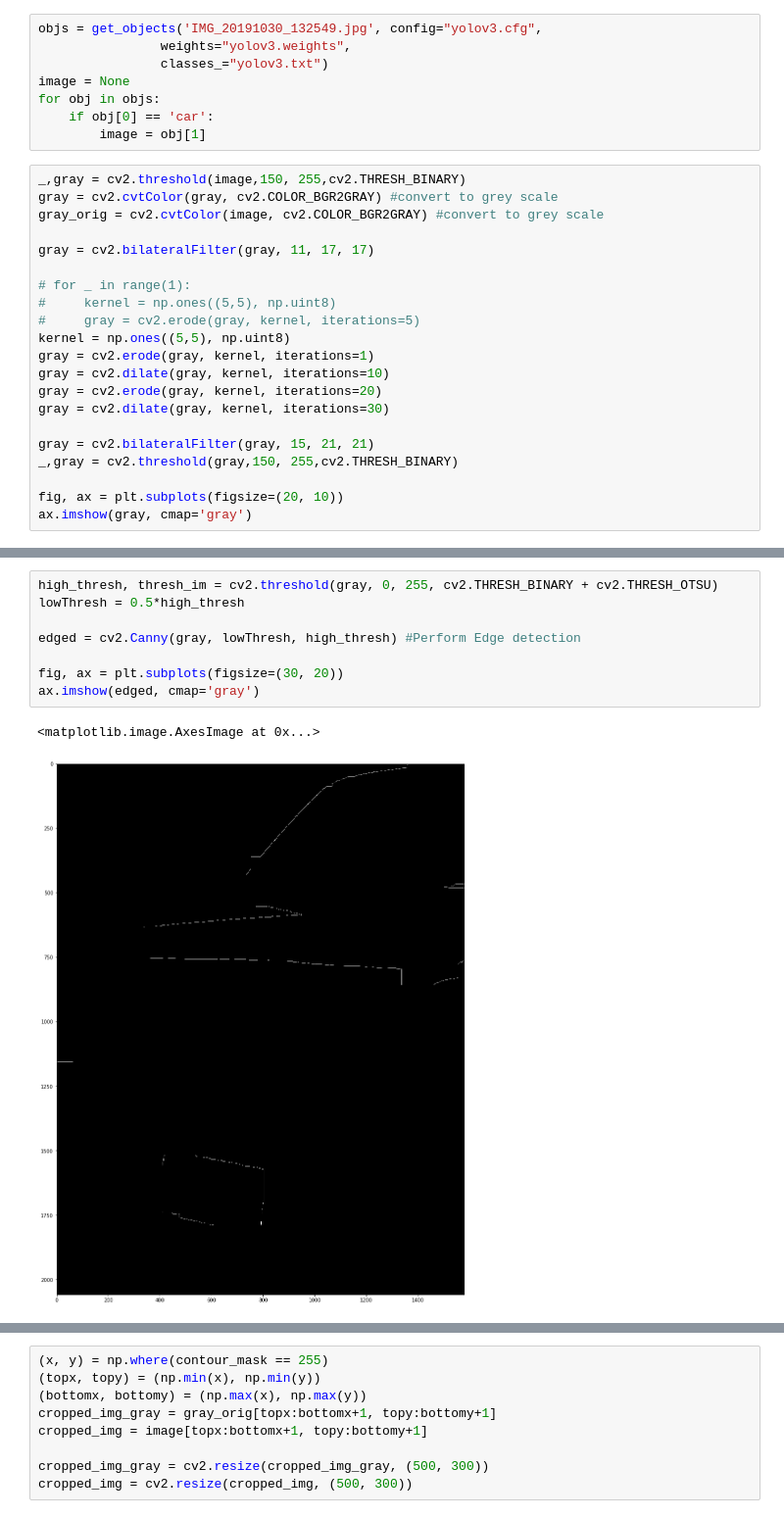
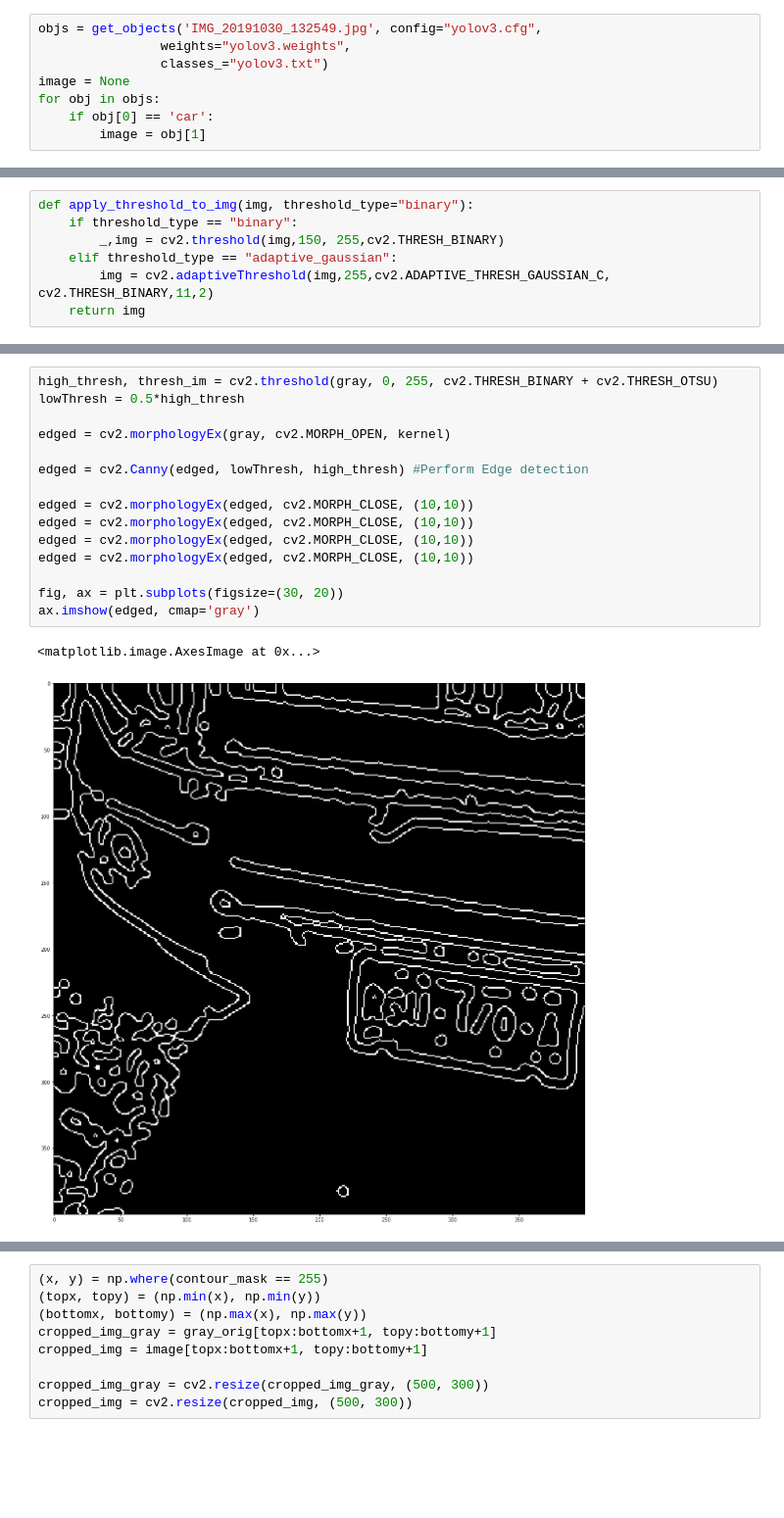
Before and after one commit to LewisErick/AccentureChallengeCV, a Jupyter notebook: roi/Plates ROI.ipynb, the cells around one changed output, grey strips where cells are left out. Shown at 98% size. Saved outputs shown, nothing was run; the diff lists cells and outputs as text; blank space fills up the shorter version.

```diff
--- a/roi/Plates ROI.ipynb
+++ b/roi/Plates ROI.ipynb
@@ -11,24 +11,3 @@ image = None
 for obj in objs:
     if obj[0] == 'car':
         image = obj[1]
-# %%
-_,gray = cv2.threshold(image,150, 255,cv2.THRESH_BINARY)
-gray = cv2.cvtColor(gray, cv2.COLOR_BGR2GRAY) #convert to grey scale
-gray_orig = cv2.cvtColor(image, cv2.COLOR_BGR2GRAY) #convert to grey scale
-
-gray = cv2.bilateralFilter(gray, 11, 17, 17)
-
-# for _ in range(1):
-#     kernel = np.ones((5,5), np.uint8)
-#     gray = cv2.erode(gray, kernel, iterations=5)
-kernel = np.ones((5,5), np.uint8)
-gray = cv2.erode(gray, kernel, iterations=1)
-gray = cv2.dilate(gray, kernel, iterations=10)
-gray = cv2.erode(gray, kernel, iterations=20)
-gray = cv2.dilate(gray, kernel, iterations=30)
-
-gray = cv2.bilateralFilter(gray, 15, 21, 21)
-_,gray = cv2.threshold(gray,150, 255,cv2.THRESH_BINARY)
-
-fig, ax = plt.subplots(figsize=(20, 10))
-ax.imshow(gray, cmap='gray')
@@ -37,0 +14,7 @@ ax.imshow(gray, cmap='gray')
+# %%
+def apply_threshold_to_img(img, threshold_type="binary"):
+    if threshold_type == "binary":
+        _,img = cv2.threshold(img,150, 255,cv2.THRESH_BINARY)
+    elif threshold_type == "adaptive_gaussian":
+        img = cv2.adaptiveThreshold(img,255,cv2.ADAPTIVE_THRESH_GAUSSIAN_C, cv2.THRESH_BINARY,11,2)
+    return img
@@ -38,12 +67,19 @@ ax.imshow(gray, cmap='gray')
 # %%
 high_thresh, thresh_im = cv2.threshold(gray, 0, 255, cv2.THRESH_BINARY + cv2.THRESH_OTSU)
 lowThresh = 0.5*high_thresh
 
-edged = cv2.Canny(gray, lowThresh, high_thresh) #Perform Edge detection
+edged = cv2.morphologyEx(gray, cv2.MORPH_OPEN, kernel)
+
+edged = cv2.Canny(edged, lowThresh, high_thresh) #Perform Edge detection
+
+edged = cv2.morphologyEx(edged, cv2.MORPH_CLOSE, (10,10))
+edged = cv2.morphologyEx(edged, cv2.MORPH_CLOSE, (10,10))
+edged = cv2.morphologyEx(edged, cv2.MORPH_CLOSE, (10,10))
+edged = cv2.morphologyEx(edged, cv2.MORPH_CLOSE, (10,10))
 
 fig, ax = plt.subplots(figsize=(30, 20))
 ax.imshow(edged, cmap='gray')
 # %% [output]
 <matplotlib.image.AxesImage at 0x...>
-[figure, old version]
+[figure, new version]
 # %%
```
Also changed, not shown: parts of 5 cells of this notebook, 1 other file.
